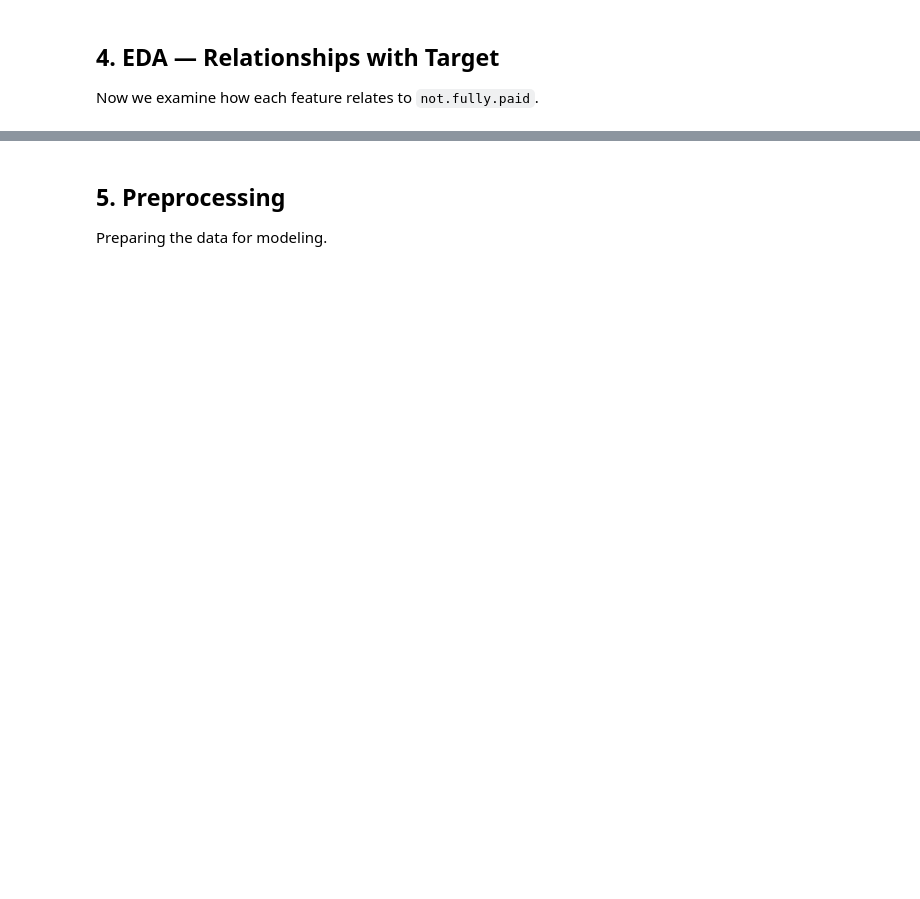
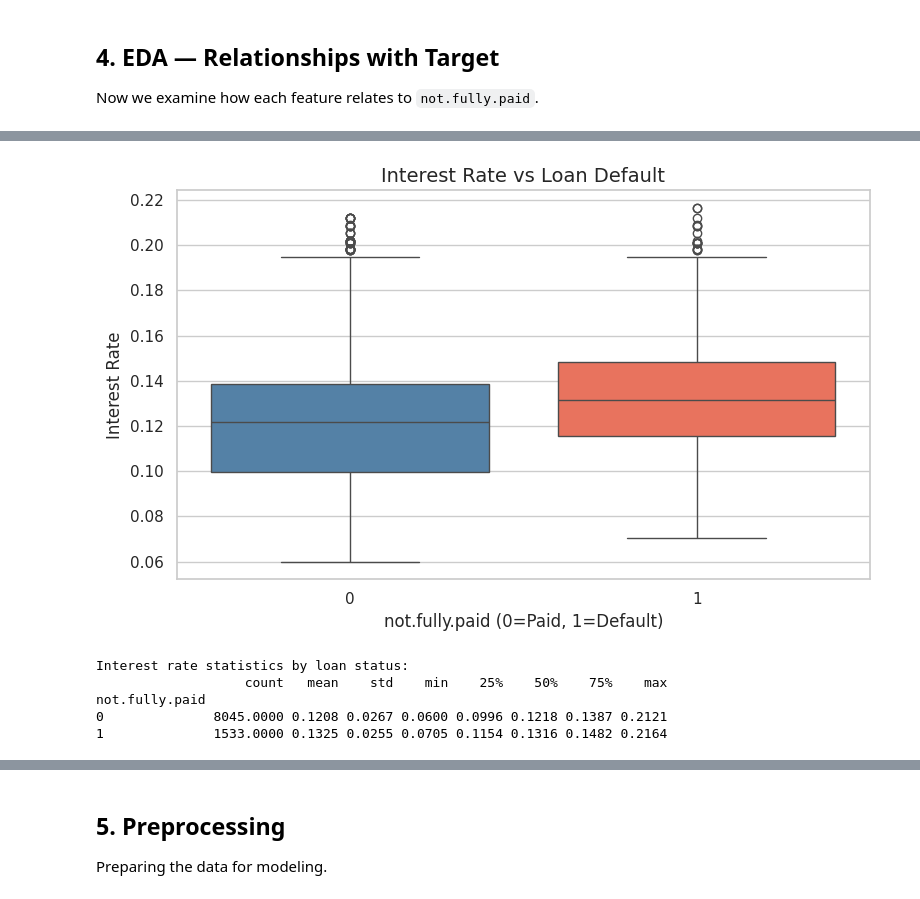
Before and after one commit to karvaroz/ML_CRASH_COURSE, a Jupyter notebook: loan_analysis.ipynb, the cells around one changed output, grey strips where cells are left out. Cells and saved outputs as stored; diff of their text form; code cells hidden in the pictures; blank space fills up the shorter version.

```diff
--- a/loan_analysis.ipynb
+++ b/loan_analysis.ipynb
@@ -219,17 +303,24 @@ print(df.groupby('not.fully.paid')['fico'].describe())
 # %%
 # --- Interest Rate vs Default ---
 # Key insight: higher rate = higher risk (lender already priced it in)
 plt.figure(figsize=(8, 5))
 sns.boxplot(x='not.fully.paid', y='int.rate', data=df,
-            palette={0: 'steelblue', 1: 'tomato'})
+            hue='not.fully.paid', palette=['steelblue', 'tomato'], legend=False)
 plt.title('Interest Rate vs Loan Default', fontsize=14)
 plt.xlabel('not.fully.paid (0=Paid, 1=Default)')
 plt.ylabel('Interest Rate')
 plt.tight_layout()
 plt.show()
 
 print('Interest rate statistics by loan status:')
 print(df.groupby('not.fully.paid')['int.rate'].describe())
+# %% [output]
+[figure, added]
+Interest rate statistics by loan status:
+                   count   mean    std    min    25%    50%    75%    max
+not.fully.paid
+0              8045.0000 0.1208 0.0267 0.0600 0.0996 0.1218 0.1387 0.2121
+1              1533.0000 0.1325 0.0255 0.0705 0.1154 0.1316 0.1482 0.2164
 # %%
 # --- DTI (Debt-to-Income) vs Default ---
 # DTI = total monthly debt / gross monthly income
```
Also changed, not shown: parts of 26 cells of this notebook.
